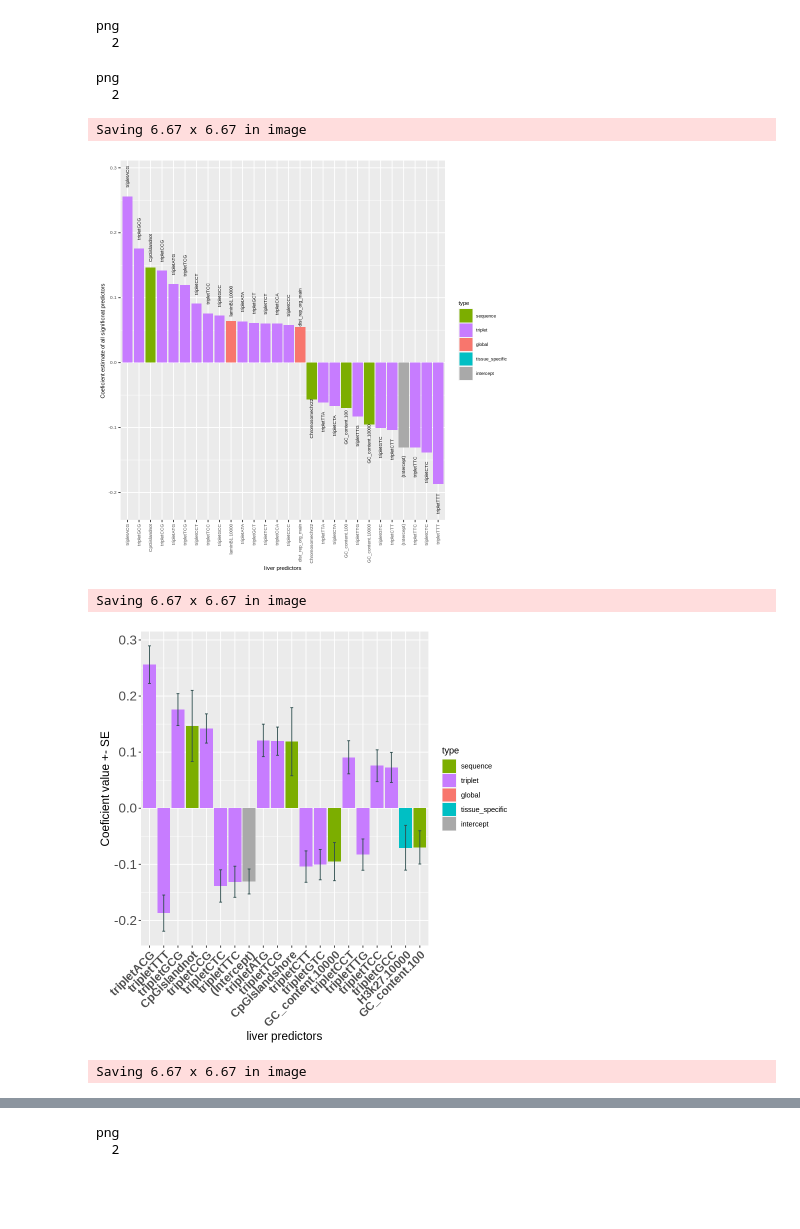
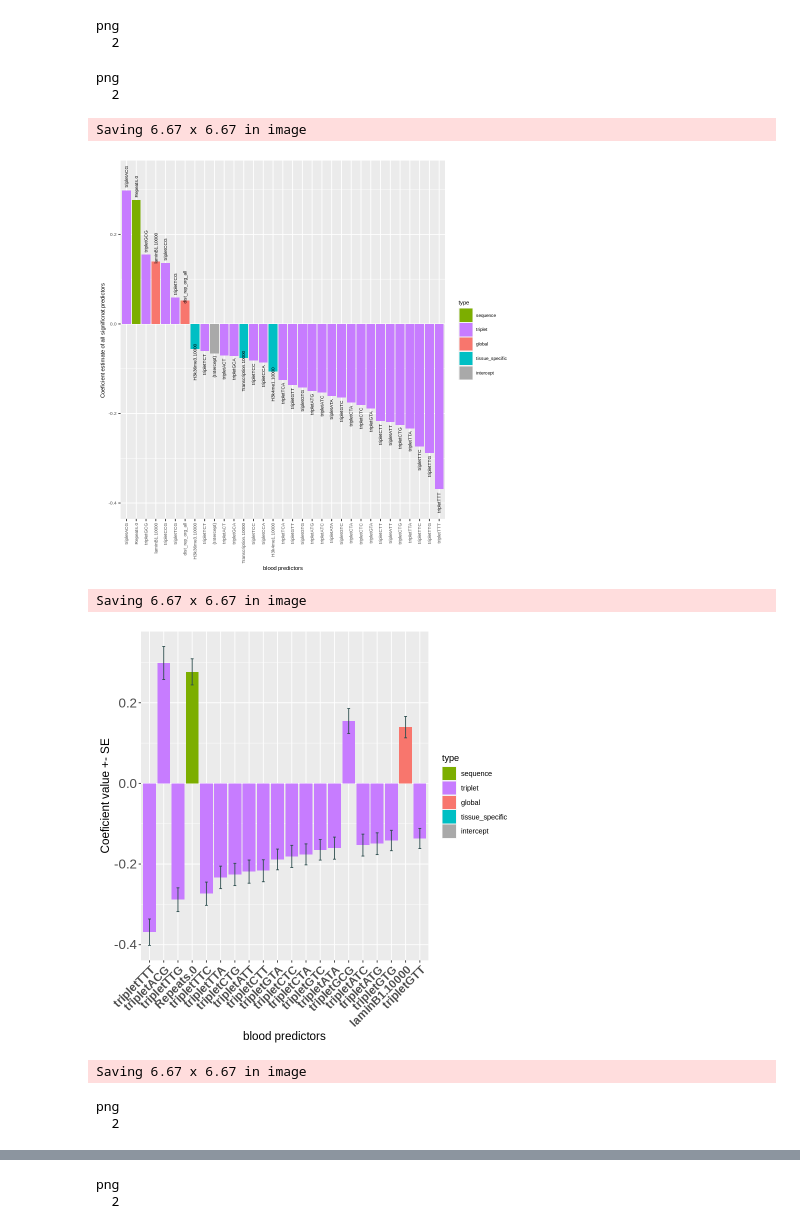
Before and after one commit to MadeleineOman/mutability, a Jupyter notebook: analysis/modules/create_model/create_linearModel.ipynb, the cells around one changed output, grey strips where cells are left out. Drawn from its saved outputs; the diff is of its cells as text; code cells hidden in the pictures; blank space fills up the shorter version.

```diff
--- a/analysis/modules/create_model/create_linearModel.ipynb
+++ b/analysis/modules/create_model/create_linearModel.ipynb
@@ -14,27 +14,26 @@ equiv_toLowest=FALSE
 exclude_CpG=FALSE
 exclude_triplet=FALSE
 exclude_TCX_CCX = FALSE
-if ("_equiv_toLowest" %in% args){
-    equiv_toLowest=TRUE
-    print("equiv_toLowest=TRUE")}
-if ("_exclude_CpG" %in% args){exclude_CpG=TRUE}
-if ("_exclude_TCX_CCX" %in% args){exclude_TCX_CCX=TRUE}
-if ("_exclude_triplet" %in% args){exclude_triplet=TRUE}
+# if ("_equiv_toLowest" %in% args){
+#     equiv_toLowest=TRUE
+#     print("equiv_toLowest=TRUE")}
+# if ("_exclude_CpG" %in% args){exclude_CpG=TRUE}
+# if ("_exclude_TCX_CCX" %in% args){exclude_TCX_CCX=TRUE}
+# if ("_exclude_triplet" %in% args){exclude_triplet=TRUE}
 
-# tissue = "liver"
-# model_name = "model8"
-# n_bootstrap = 0
-# equiv_toLowest=TRUE
+tissue = "blood"
+model_name = "model9"
+n_bootstrap = 0
 
 
-tmp_file_path = ""
+tmp_file_path = "../../../"
 
 model_desc_modify = ""
 
-if ("_fullModel" %in% args){model_desc_modify = paste(model_desc_modify,"_fullModel",sep="")}
 
 if (equiv_toLowest==TRUE){
-    model_desc_modify = paste(model_desc_modify,"_equiv_toLowest",sep="")}
+    model_desc_modify = paste(model_desc_modify,"_equiv_toLowest",sep="")}else{
+    model_desc_modify = paste(model_desc_modify,"_fullModel",sep="")}
 if (exclude_CpG==TRUE){
     all_data <-all_data[!str_detect(all_data$triplet,"CG"),]
     model_desc_modify = paste(model_desc_modify,"_noCpG",sep="")}
@@ -176,33 +175,35 @@ if (tissue != "liver"){
 
     #analyze the coeficients~~~~~~~~~~~~~~~~~~~~~~~~~~~~~~~~~~~~~~~~~~~~~~~~~~~~~~~~~~~~~~~~~~~~~~~~~~~~~
     coefs <- coef(summary(model))
     coef_df <- as.data.frame(coefs)
     colnames(coef_df) <- c("value","std_err","z_val","p_val")
     coef_df$t_stat <- coef_df$value/coef_df$std_err
     coef_df<- tibble::rownames_to_column(coef_df, "name") # https://stackoverflow.com/questions/29511215/convert-row-names-into-first-column
     coef_df_ordered <- coef_df[order(-coef_df$value),]#https://www.statmethods.net/management/sorting.html
     filename = paste(tmp_file_path,"data/",tissue,"/dataframes/",model_name,"/",tissue,"_forLiver_coefDF",model_desc_modify,".csv",sep="")#this sep is for the filename string
     write.csv(coef_df_ordered,filename,row.names=FALSE)
 
     #MODEL DIAGNOSTICS
     #checing the assumptions.. though idk how to read
     pdf(paste(tmp_file_path,"analysis/",tissue,"/plots/",model_name,"/",tissue,"_forLiver_model_diagnostics",model_desc_modify,".pdf", sep=""))
     plot(model)
     dev.off()
     #checking for linearity one at a time...
     pdf(paste(tmp_file_path,"analysis/",tissue,"/plots/",model_name,"/",tissue,"_forLiver_model_diagnostics_checkingLinearity",model_desc_modify,".pdf", sep=""))
     for (pred_name in colnames(all_data)){
         plot(model$linear.predictors ~ all_data[sample_sites_train,][,pred_name],main=pred_name)
     }
     dev.off()
 }
 # %% [output]
 png
   2
 png
   2
 Saving 6.67 x 6.67 in image
-[figure, old version]
+[figure, new version]
 Saving 6.67 x 6.67 in image
-[figure, old version]
+[figure, new version]
 Saving 6.67 x 6.67 in image
+png
+  2
```
Also changed, not shown: parts of 1 cell of this notebook, 28 other files.
